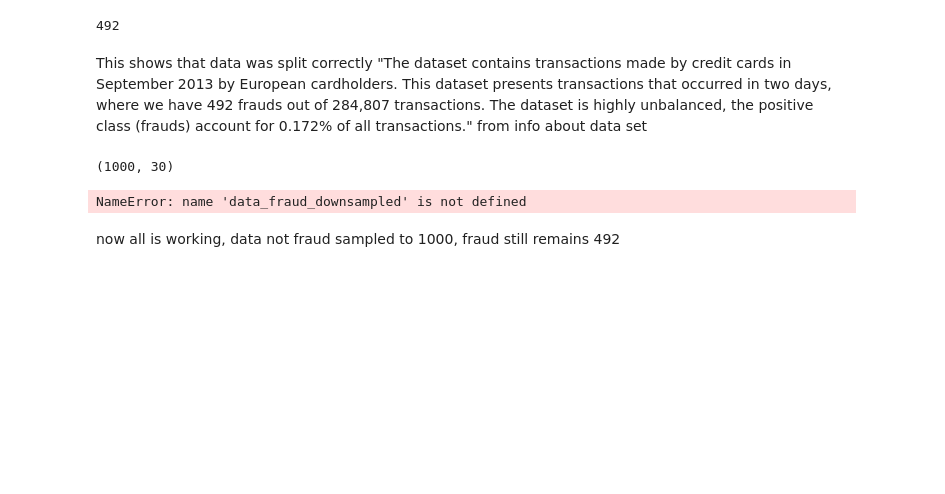
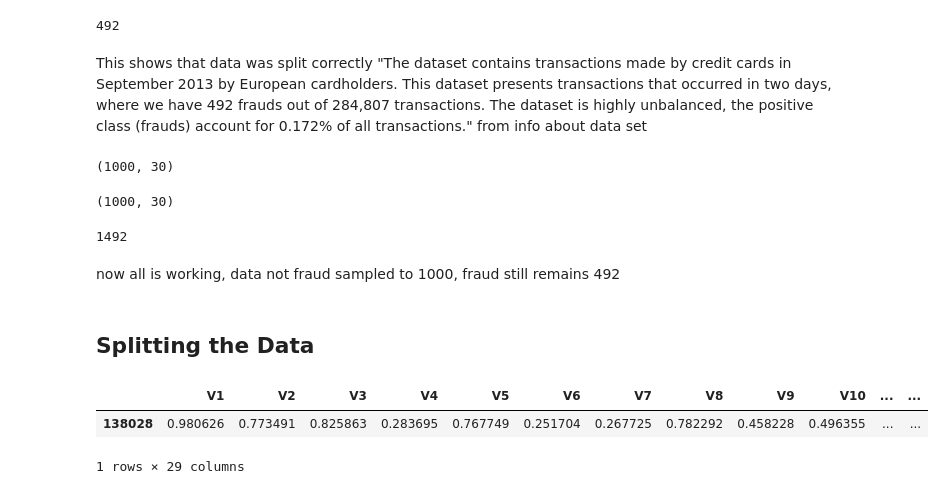
Before and after one commit to reemkhaledaboushama/datamining-project, a Jupyter notebook: 18Q9822.ipynb, the cells around one changed output. Drawn from its saved outputs; the diff is of its cells as text; code cells hidden in the pictures; blank space fills up the shorter version.

```diff
--- a/18Q9822.ipynb
+++ b/18Q9822.ipynb
@@ -209,10 +209,29 @@ len(data_not_fraud_downsampled)
 print(data_not_fraud_downsampled.shape)
 # %% [output]
 (1000, 30)
+# %%
+from sklearn.utils import resample
+data_fraud_downsampled = resample(data_fraud,
+                                 replace=False,
+                                 n_samples = 492,
+                                random_state = 42)
+len(data_not_fraud_downsampled)
+print(data_not_fraud_downsampled.shape)
+# %% [output]
+(1000, 30)
 # %%
 data_downsampled = pd.concat([data_not_fraud_downsampled, data_fraud_downsampled])
 len(data_downsampled)
 # %% [output]
-NameError: name 'data_fraud_downsampled' is not defined
+1492
 # %% [markdown]
 now all is working, data not fraud sampled to 1000, fraud still remains 492
+# %% [markdown]
+<h2> Splitting the Data</h2>
+# %%
+X = data_downsampled.drop('Class', axis = 1).copy()
+X.head(1)
+# %% [output]
+|  | V1 | V2 | V3 | V4 | V5 | V6 | V7 | V8 | V9 | V10 | ... | ... |
+| 138028 | 0.980626 | 0.773491 | 0.825863 | 0.283695 | 0.767749 | 0.251704 | 0.267725 | 0.782292 | 0.458228 | 0.496355 | ... | ... |
+1 rows × 29 columns
```
Also changed, not shown: parts of 4 cells of this notebook.
